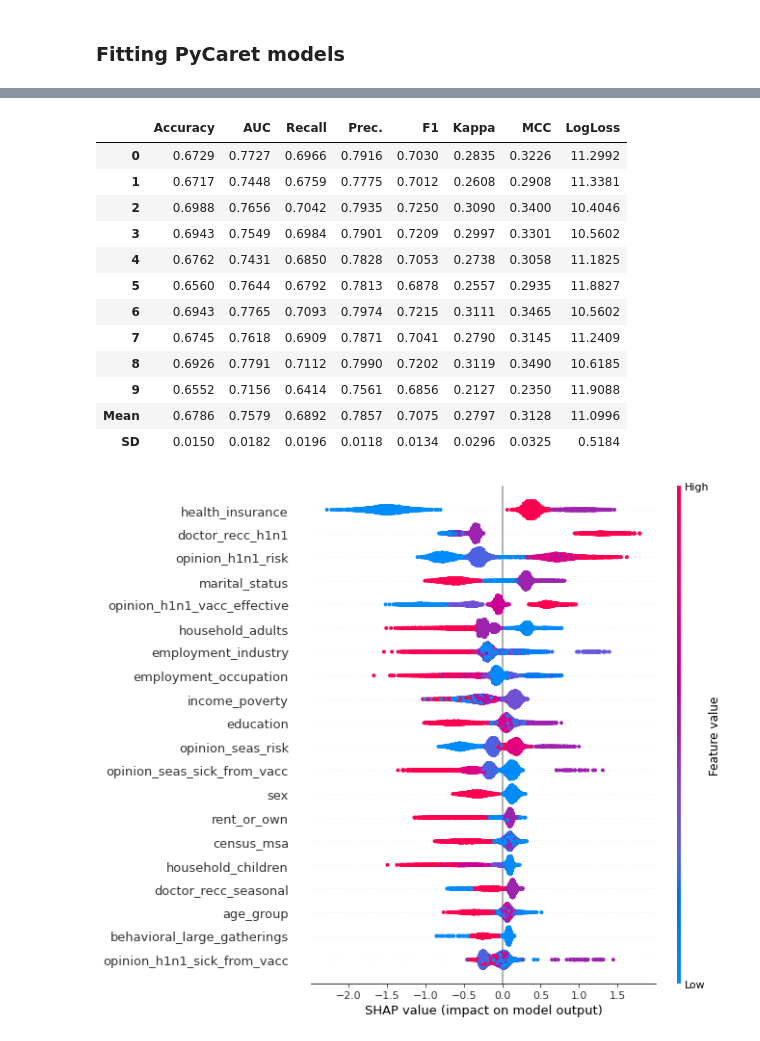
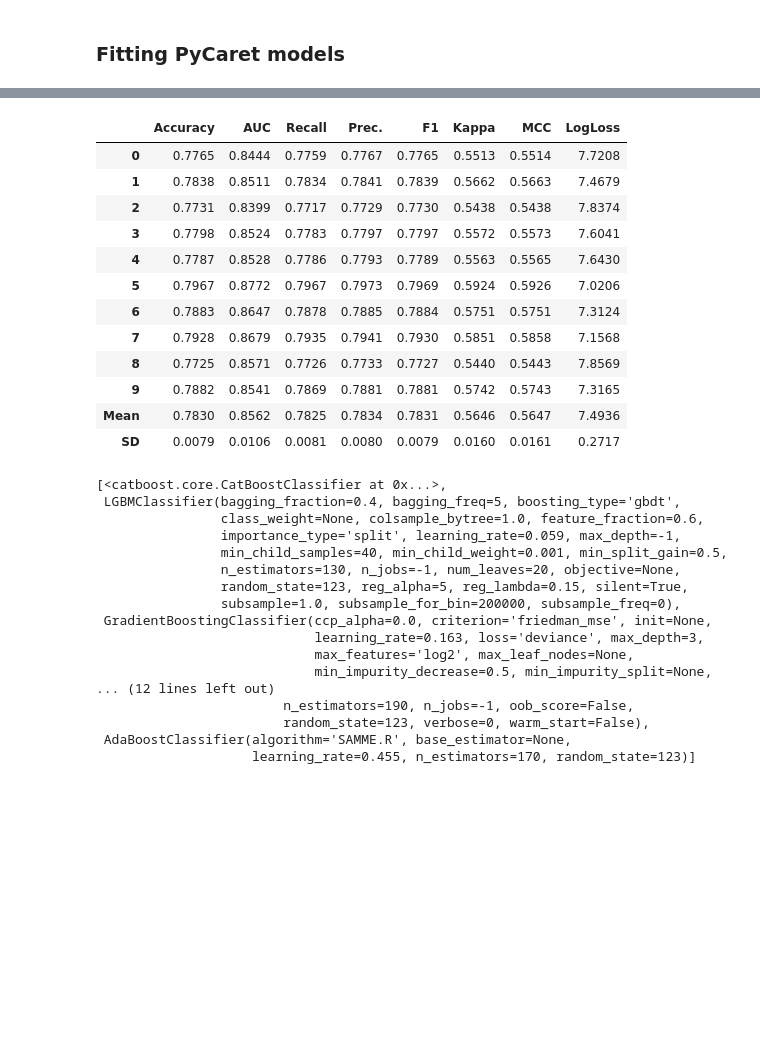
Before and after one commit to EduardoYada/Flu-Shot-Learning, a Jupyter notebook: notebooks/py/pycaret.ipynb, the cells around one changed output, grey strips where cells are left out. Drawn from its saved outputs; the diff is of its cells as text; code cells hidden in the pictures; blank space fills up the shorter version.

```diff
--- a/notebooks/py/pycaret.ipynb
+++ b/notebooks/py/pycaret.ipynb
@@ -57,30 +58,44 @@ Multiclass                                                     True
 Custom                                                         True
 Name: logloss, dtype: object
 # %%
-top10 = compare_models(n_select = 10, sort='AUC')
+top10 = compare_models(n_select = 5, sort='AUC')
 # tune top 5 base models
 tuned_top10 = [tune_model(i, optimize='LogLoss') for i in top10]
 # ensemble top 5 tuned models
-#bagged_top5 = [ensemble_model(i) for i in tuned_top5]
+# bagged_top5 = [ensemble_model(i) for i in tuned_top10]
 # blend top 5 base models
-#blender = blend_models(estimator_list = top5)
-# select best model
+#blender = blend_models(estimator_list = bagged_top5)
+# select best model tprin
 best = automl(optimize = 'LogLoss')
+tuned_top10
 # %% [output]
 |  | Accuracy | AUC | Recall | Prec. | F1 | Kappa | MCC | LogLoss |
-| 0 | 0.6729 | 0.7727 | 0.6966 | 0.7916 | 0.7030 | 0.2835 | 0.3226 | 11.2992 |
-| 1 | 0.6717 | 0.7448 | 0.6759 | 0.7775 | 0.7012 | 0.2608 | 0.2908 | 11.3381 |
-| 2 | 0.6988 | 0.7656 | 0.7042 | 0.7935 | 0.7250 | 0.3090 | 0.3400 | 10.4046 |
-| 3 | 0.6943 | 0.7549 | 0.6984 | 0.7901 | 0.7209 | 0.2997 | 0.3301 | 10.5602 |
-| 4 | 0.6762 | 0.7431 | 0.6850 | 0.7828 | 0.7053 | 0.2738 | 0.3058 | 11.1825 |
-| 5 | 0.6560 | 0.7644 | 0.6792 | 0.7813 | 0.6878 | 0.2557 | 0.2935 | 11.8827 |
-| 6 | 0.6943 | 0.7765 | 0.7093 | 0.7974 | 0.7215 | 0.3111 | 0.3465 | 10.5602 |
-| 7 | 0.6745 | 0.7618 | 0.6909 | 0.7871 | 0.7041 | 0.2790 | 0.3145 | 11.2409 |
-| 8 | 0.6926 | 0.7791 | 0.7112 | 0.7990 | 0.7202 | 0.3119 | 0.3490 | 10.6185 |
-| 9 | 0.6552 | 0.7156 | 0.6414 | 0.7561 | 0.6856 | 0.2127 | 0.2350 | 11.9088 |
-| Mean | 0.6786 | 0.7579 | 0.6892 | 0.7857 | 0.7075 | 0.2797 | 0.3128 | 11.0996 |
-| SD | 0.0150 | 0.0182 | 0.0196 | 0.0118 | 0.0134 | 0.0296 | 0.0325 | 0.5184 |
+| 0 | 0.7765 | 0.8444 | 0.7759 | 0.7767 | 0.7765 | 0.5513 | 0.5514 | 7.7208 |
+| 1 | 0.7838 | 0.8511 | 0.7834 | 0.7841 | 0.7839 | 0.5662 | 0.5663 | 7.4679 |
+| 2 | 0.7731 | 0.8399 | 0.7717 | 0.7729 | 0.7730 | 0.5438 | 0.5438 | 7.8374 |
+| 3 | 0.7798 | 0.8524 | 0.7783 | 0.7797 | 0.7797 | 0.5572 | 0.5573 | 7.6041 |
+| 4 | 0.7787 | 0.8528 | 0.7786 | 0.7793 | 0.7789 | 0.5563 | 0.5565 | 7.6430 |
+| 5 | 0.7967 | 0.8772 | 0.7967 | 0.7973 | 0.7969 | 0.5924 | 0.5926 | 7.0206 |
+| 6 | 0.7883 | 0.8647 | 0.7878 | 0.7885 | 0.7884 | 0.5751 | 0.5751 | 7.3124 |
+| 7 | 0.7928 | 0.8679 | 0.7935 | 0.7941 | 0.7930 | 0.5851 | 0.5858 | 7.1568 |
+| 8 | 0.7725 | 0.8571 | 0.7726 | 0.7733 | 0.7727 | 0.5440 | 0.5443 | 7.8569 |
+| 9 | 0.7882 | 0.8541 | 0.7869 | 0.7881 | 0.7881 | 0.5742 | 0.5743 | 7.3165 |
+| Mean | 0.7830 | 0.8562 | 0.7825 | 0.7834 | 0.7831 | 0.5646 | 0.5647 | 7.4936 |
+| SD | 0.0079 | 0.0106 | 0.0081 | 0.0080 | 0.0079 | 0.0160 | 0.0161 | 0.2717 |
+[<catboost.core.CatBoostClassifier at 0x...>,
+ LGBMClassifier(bagging_fraction=0.4, bagging_freq=5, boosting_type='gbdt',
+                class_weight=None, colsample_bytree=1.0, feature_fraction=0.6,
+                importance_type='split', learning_rate=0.059, max_depth=-1,
+                min_child_samples=40, min_child_weight=0.001, min_split_gain=0.5,
+                n_estimators=130, n_jobs=-1, num_leaves=20, objective=None,
+                random_state=123, reg_alpha=5, reg_lambda=0.15, silent=True,
+                subsample=1.0, subsample_for_bin=200000, subsample_freq=0),
+ GradientBoostingClassifier(ccp_alpha=0.0, criterion='friedman_mse', init=None,
+                            learning_rate=0.163, loss='deviance', max_depth=3,
+                            max_features='log2', max_leaf_nodes=None,
+                            min_impurity_decrease=0.5, min_impurity_split=None,
+... (12 lines left out)
+                        n_estimators=190, n_jobs=-1, oob_score=False,
+                        random_state=123, verbose=0, warm_start=False),
+ AdaBoostClassifier(algorithm='SAMME.R', base_estimator=None,
+                    learning_rate=0.455, n_estimators=170, random_state=123)]
-# %%
-interpret_model(best)
-# %% [output]
-[figure, removed]
```
Also changed, not shown: parts of 7 cells of this notebook, 18 other files.
